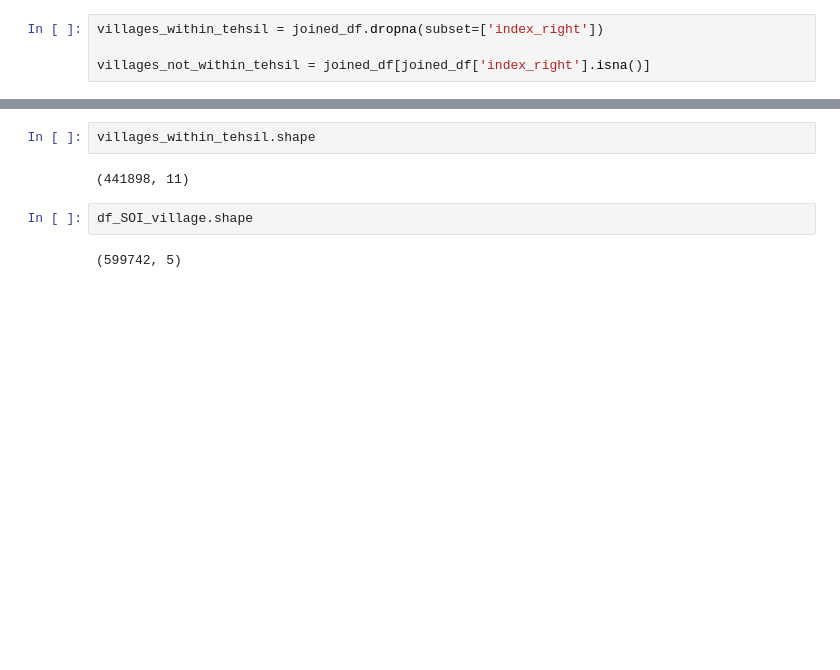
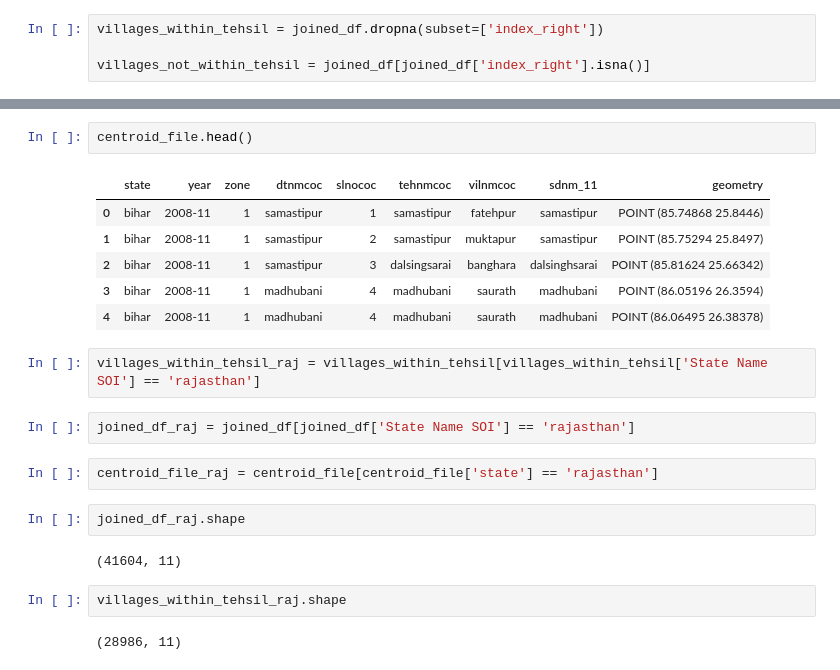
Before and after one commit to inductive-anks1/Yield-Prediction, a Jupyter notebook: Code Files/Subdilstrict-Shape-Files/VIllage-in-Subdis-Shape.ipynb, the cells around one changed output, grey strips where cells are left out. Saved outputs shown, nothing was run; the diff lists cells and outputs as text; blank space fills up the shorter version.

```diff
--- a/Code Files/Subdilstrict-Shape-Files/VIllage-in-Subdis-Shape.ipynb
+++ b/Code Files/Subdilstrict-Shape-Files/VIllage-in-Subdis-Shape.ipynb
@@ -68,8 +119,23 @@ villages_within_tehsil.head()
+# %%
+centroid_file.head()
+# %% [output]
+|  | state | year | zone | dtnmcoc | slnococ | tehnmcoc | vilnmcoc | sdnm_11 | geometry |
+| 0 | bihar | 2008-11 | 1 | samastipur | 1 | samastipur | fatehpur | samastipur | POINT (85.74868 25.8446) |
+| 1 | bihar | 2008-11 | 1 | samastipur | 2 | samastipur | muktapur | samastipur | POINT (85.75294 25.8497) |
+| 2 | bihar | 2008-11 | 1 | samastipur | 3 | dalsingsarai | banghara | dalsinghsarai | POINT (85.81624 25.66342) |
+| 3 | bihar | 2008-11 | 1 | madhubani | 4 | madhubani | saurath | madhubani | POINT (86.05196 26.3594) |
+| 4 | bihar | 2008-11 | 1 | madhubani | 4 | madhubani | saurath | madhubani | POINT (86.06495 26.38378) |
+# %%
+villages_within_tehsil_raj = villages_within_tehsil[villages_within_tehsil['State Name SOI'] == 'rajasthan']
+# %%
+joined_df_raj = joined_df[joined_df['State Name SOI'] == 'rajasthan']
+# %%
+centroid_file_raj = centroid_file[centroid_file['state'] == 'rajasthan']
 # %%
-villages_within_tehsil.shape
+joined_df_raj.shape
 # %% [output]
-(441898, 11)
+(41604, 11)
 # %%
-df_SOI_village.shape
+villages_within_tehsil_raj.shape
 # %% [output]
-(599742, 5)
+(28986, 11)
```
Also changed, not shown: parts of 26 cells of this notebook, 3 other files.
